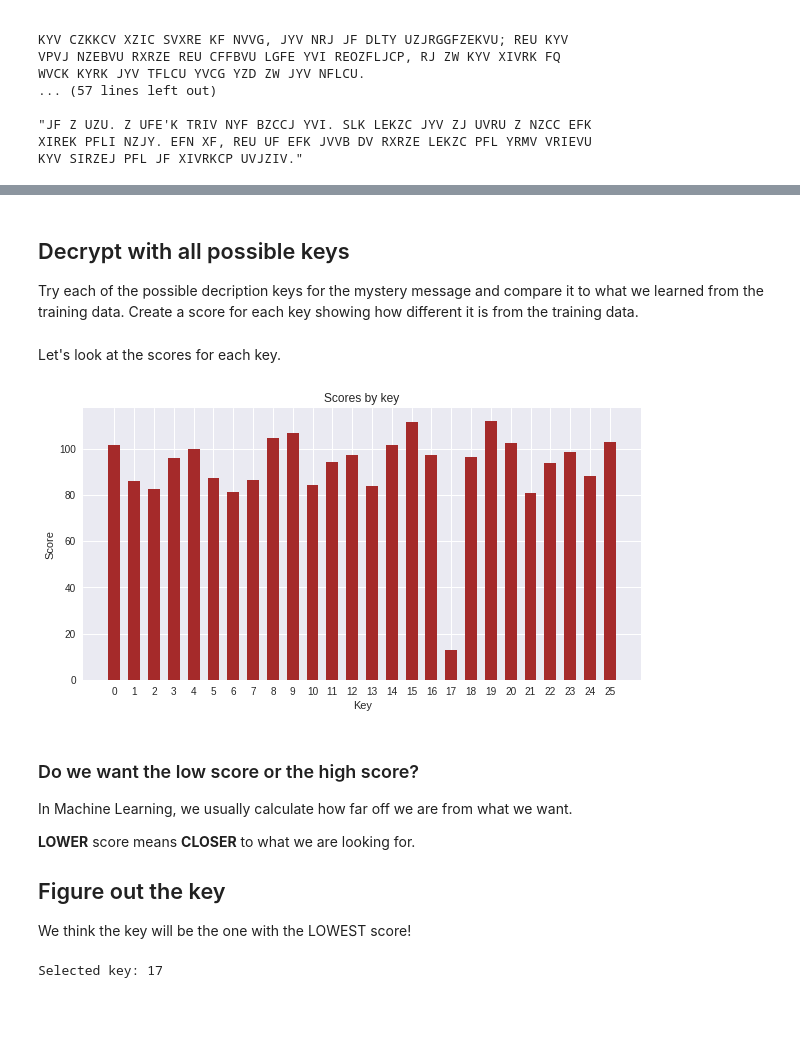
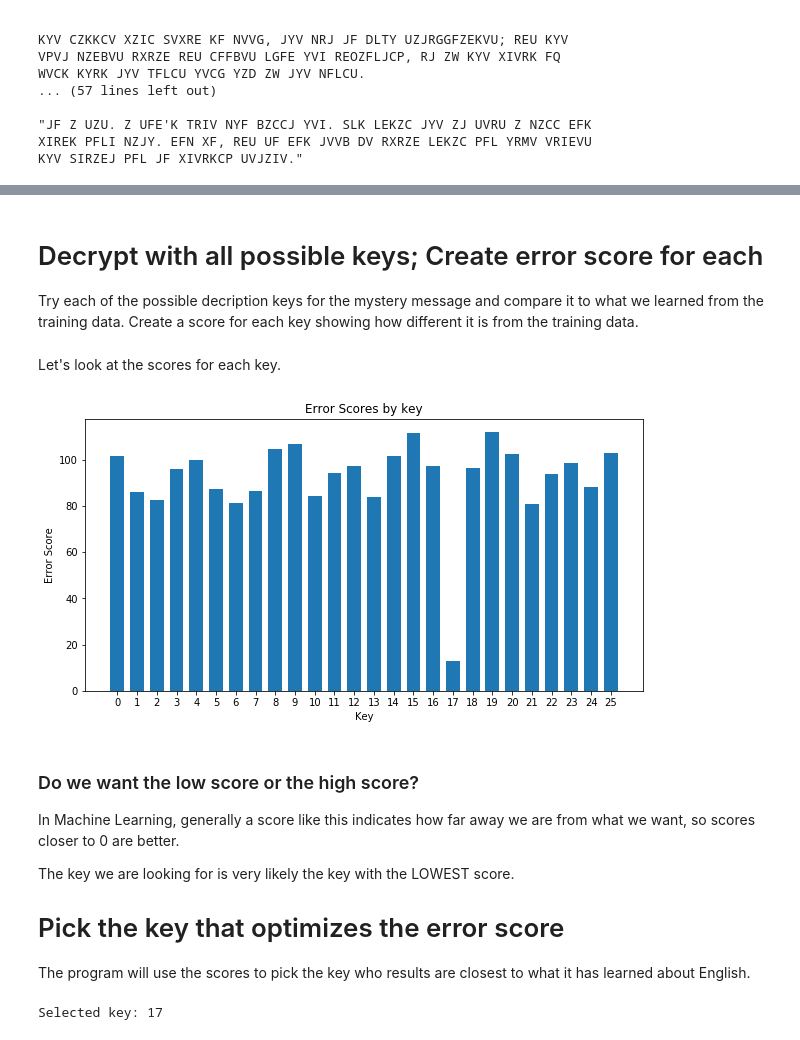
Before and after one commit to BillGrieser/Portfolio, a Jupyter notebook: Breaking-Caesar-ML-for-New-Programmers.ipynb, the cells around one changed output, grey strips where cells are left out. Cells and saved outputs as stored; diff of their text form; code cells hidden in the pictures; blank space fills up the shorter version.

```diff
--- a/Breaking-Caesar-ML-for-New-Programmers.ipynb
+++ b/Breaking-Caesar-ML-for-New-Programmers.ipynb
@@ -158,6 +159,8 @@ You might try each key until you got something that looks like English.
 
 Take a look:
 # %%
+test_message = "VW WVM OWMA BPMZM IVGUWZM; QB QA BWW KZWELML."
+
 # Try each key -- one of these will be the message
 for key in range(NUM_LETTERS):
     print(key, ":\t", decrypt(test_message, key))
@@ -343,5 +347,5 @@ plot_letter_percentages(get_letter_percentages(mystery_message),
 # %% [markdown]
-## Decrypt with all possible keys
+# Decrypt with all possible keys; Create error score for each
 
 Try each of the possible decription keys for the mystery message and compare it to what we learned from the training data. Create a score for each key showing how different it is from the training data.
 # %%
@@ -350,7 +354,7 @@ def get_scores_for_all_keys(mystery_message):
     Calulate a score for each possible encryption key for how
     much like English the message is when decryted with that key
     """
-    key_scores = {}
+    my_return = dict()
 
     # Try NUM_LETTERS decryptions, and make a score
     for key in range(0, NUM_LETTERS):
@@ -367,10 +371,10 @@ def get_scores_for_all_keys(mystery_message):
         for c in LETTERS:
             this_score += abs(how_trial_is[c] - how_english_is[c])
 
-        # Remember the score for this letter
-        key_scores[key] = this_score
+        # Remember the score for this key
+        my_return[key] = this_score
 
-    return key_scores
+    return my_return
 
 key_scores = get_scores_for_all_keys(mystery_message)
 # %% [markdown]
@@ -378,35 +382,35 @@ Let's look at the scores for each key.
 # %%
 ### Helper function just to print the scores -- not needed
 ### for the actual learning
 def plot_scores(key_scores, title):
   """
   Plot the results of a call to get_letter_percentages()
   """
-  index = range(NUM_LETTERS)
-  bar_width = 0.6
+  index = np.arange(NUM_LETTERS)
+  bar_width = 0.7
   cols = [key for key in range(NUM_LETTERS)]
   vals = [key_scores[K] for K in cols]
   plt.subplots(1, figsize=(10,5))
-  plt.bar(index, vals, width=bar_width, label=cols, color='brown')
+  plt.bar(index, vals, width=bar_width, label=cols)
   plt.xticks(index, cols)
   plt.xlabel("Key")
-  plt.ylabel("Score")
+  plt.ylabel("Error Score")
   plt.title(title)
   plt.show()
 
-plot_scores(key_scores, "Scores by key")
+plot_scores(key_scores, "Error Scores by key")
 # %% [output]
-[figure, old version]
+[figure, new version]
 # %% [markdown]
 ### Do we want the low score or the high score?
 
-In Machine Learning, we usually calculate how far off we are from what we want.
+In Machine Learning, generally a score like this indicates how far away we are from what we want, so scores closer to 0 are better.
 
-**LOWER** score means **CLOSER** to what we are looking for.
+The key we are looking for is very likely the key with the LOWEST score.
 
-## Figure out the key
+# Pick the key that optimizes the error score
 
-We think the key will be the one with the LOWEST score!
+The program will use the scores to pick the key who results are closest to what it has learned about English.
 # %%
 # Find the best match
 def get_key_with_min_score(key_scores):
```
Also changed, not shown: parts of 20 cells of this notebook.
